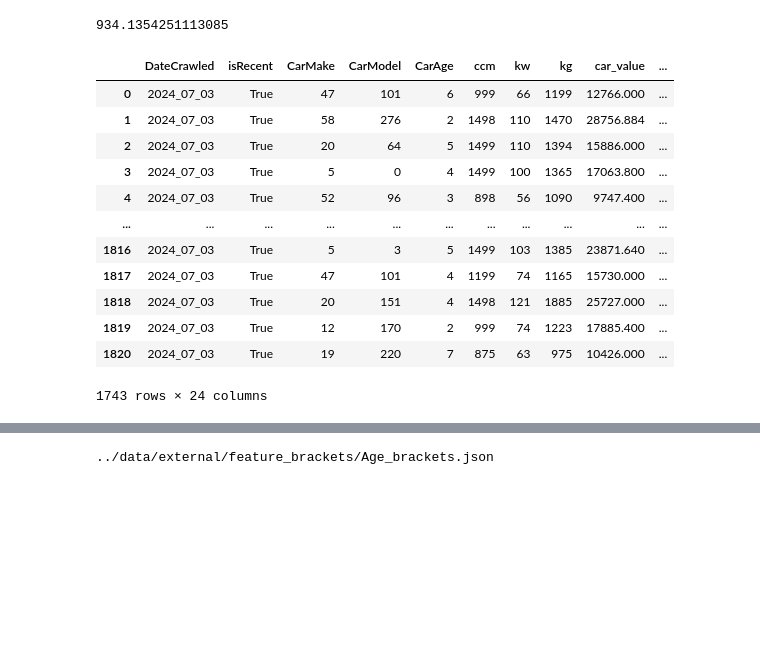
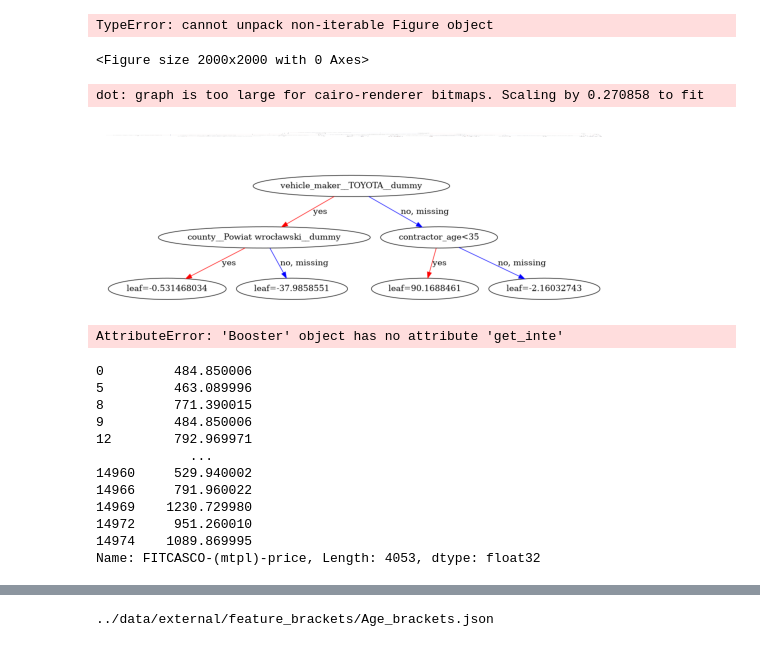
Before and after one commit to asdasde/market_models, a Jupyter notebook: notebooks/3_model_analysis.ipynb, the cells around one changed output, grey strips where cells are left out. Drawn from its saved outputs; the diff is of its cells as text; code cells hidden in the pictures; blank space fills up the shorter version.

```diff
--- a/notebooks/3_model_analysis.ipynb
+++ b/notebooks/3_model_analysis.ipynb
@@ -12,7 +14,7 @@ from models.train_model import *
 from utilities.constants import *
 # %%
-data_name = 'netrisk_casco_v36'
-train_data_name = 'netrisk_casco_v36'
-target_variable = 'ALFA_price'
+data_name = 'punkta_v1'
+train_data_name = 'punkta_v1'
+target_variable = 'FITCASCO-(mtpl)-price'
 pred = f'{target_variable}_pred'
-data, features = load_data(get_processed_data_path(data_name), get_features_path(data_name), target_variable)
+data, features_info, features_on_top, features_model = load_data(get_processed_data_path(data_name), drop_target_na=True)
@@ -53,20 +41,28 @@ data['error'] = abs(data[target_variable] - data[pred])
-# %%
-data['error'].mean()
-# %% [output]
-934.1354251113085
-# %%
-data
-# %% [output]
-|  | DateCrawled | isRecent | CarMake | CarModel | CarAge | ccm | kw | kg | car_value | ... |
-| 0 | 2024_07_03 | True | 47 | 101 | 6 | 999 | 66 | 1199 | 12766.000 | ... |
-| 1 | 2024_07_03 | True | 58 | 276 | 2 | 1498 | 110 | 1470 | 28756.884 | ... |
-| 2 | 2024_07_03 | True | 20 | 64 | 5 | 1499 | 110 | 1394 | 15886.000 | ... |
-| 3 | 2024_07_03 | True | 5 | 0 | 4 | 1499 | 100 | 1365 | 17063.800 | ... |
-| 4 | 2024_07_03 | True | 52 | 96 | 3 | 898 | 56 | 1090 | 9747.400 | ... |
-| ... | ... | ... | ... | ... | ... | ... | ... | ... | ... | ... |
-| 1816 | 2024_07_03 | True | 5 | 3 | 5 | 1499 | 103 | 1385 | 23871.640 | ... |
-| 1817 | 2024_07_03 | True | 47 | 101 | 4 | 1199 | 74 | 1165 | 15730.000 | ... |
-| 1818 | 2024_07_03 | True | 20 | 151 | 4 | 1498 | 121 | 1885 | 25727.000 | ... |
-| 1819 | 2024_07_03 | True | 12 | 170 | 2 | 999 | 74 | 1223 | 17885.400 | ... |
-| 1820 | 2024_07_03 | True | 19 | 220 | 7 | 875 | 63 | 975 | 10426.000 | ... |
-1743 rows × 24 columns
+# %%
+import xgboost as xgb
+import matplotlib.pyplot as plt
+fig, ax = plt.figure(figsize=(20, 20))
+xgb.plot_tree(model, ax , num_trees=1)
+plt.show()
+# %% [output]
+TypeError: cannot unpack non-iterable Figure object
+<Figure size 2000x2000 with 0 Axes>
+# %%
+import xgboost as xgb
+import matplotlib.pyplot as plt
+xgb.plot_tree(model, num_trees=0)
+plt.show()
+# %% [output]
+dot: graph is too large for cairo-renderer bitmaps. Scaling by 0.270858 to fit
+[figure, added]
+# %%
+import xgboost as xgb
+import matplotlib.pyplot as plt
+xgb.plot_tree(model, num_trees=300)
+plt.show()
+# %% [output]
+[figure, added]
+# %%
+model.get_inte
+# %% [output]
+AttributeError: 'Booster' object has no attribute 'get_inte'
@@ -72,0 +73,15 @@ data
+# %%
+data[target_variable]
+# %% [output]
+0         484.850006
+5         463.089996
+8         771.390015
+9         484.850006
+12        792.969971
+            ...
+14960     529.940002
+14966     791.960022
+14969    1230.729980
+14972     951.260010
+14974    1089.869995
+Name: FITCASCO-(mtpl)-price, Length: 4053, dtype: float32
```
Also changed, not shown: parts of 15 cells of this notebook, 13 other files.
